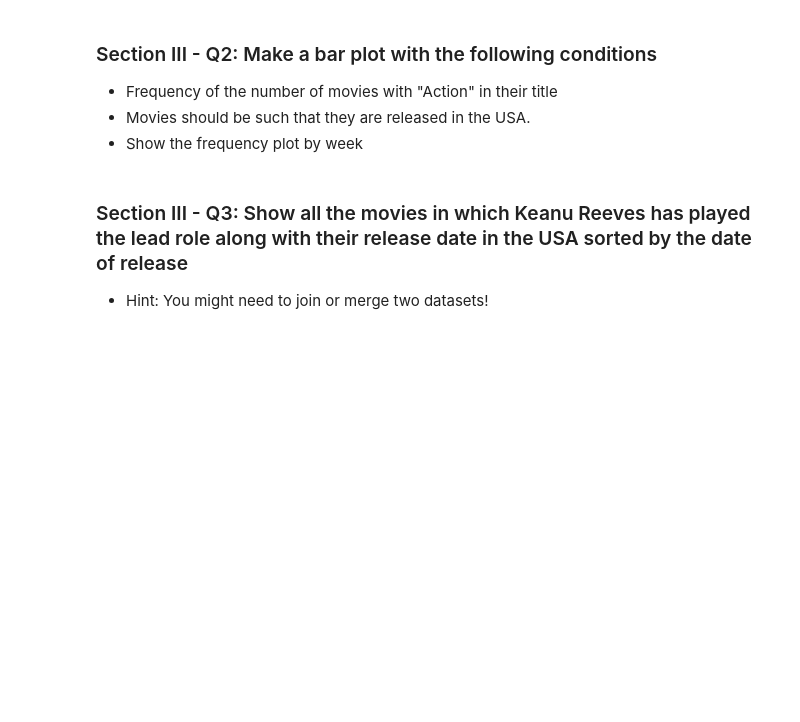
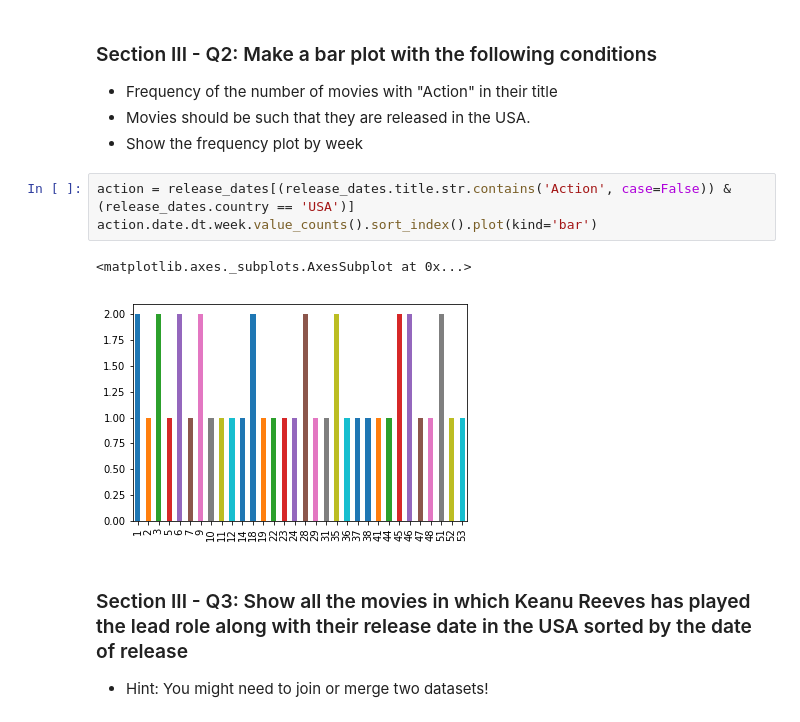
Before and after one commit to Gan001/Data-Wrangling, a Jupyter notebook: mini-project_pandas/Mini_Project_Data_Wrangling_Pandas.ipynb, the cells around one changed output. Saved outputs shown, nothing was run; the diff lists cells and outputs as text; blank space fills up the shorter version.

```diff
--- a/mini-project_pandas/Mini_Project_Data_Wrangling_Pandas.ipynb
+++ b/mini-project_pandas/Mini_Project_Data_Wrangling_Pandas.ipynb
@@ -794,6 +800,12 @@ christmas.date.dt.month.value_counts().sort_index().plot(kind='bar')
 - Frequency of the number of movies with "Action" in their title
 - Movies should be such that they are released in the USA.
 - Show the frequency plot by week
+# %%
+action = release_dates[(release_dates.title.str.contains('Action', case=False)) & (release_dates.country == 'USA')]
+action.date.dt.week.value_counts().sort_index().plot(kind='bar')
+# %% [output]
+<matplotlib.axes._subplots.AxesSubplot at 0x...>
+[figure, added]
 # %% [markdown]
 ### Section III - Q3: Show all the movies in which Keanu Reeves has played the lead role along with their   release date in the USA sorted by the date of release
 - Hint: You might need to join or merge two datasets!
```
Also changed, not shown: parts of 8 cells of this notebook.
